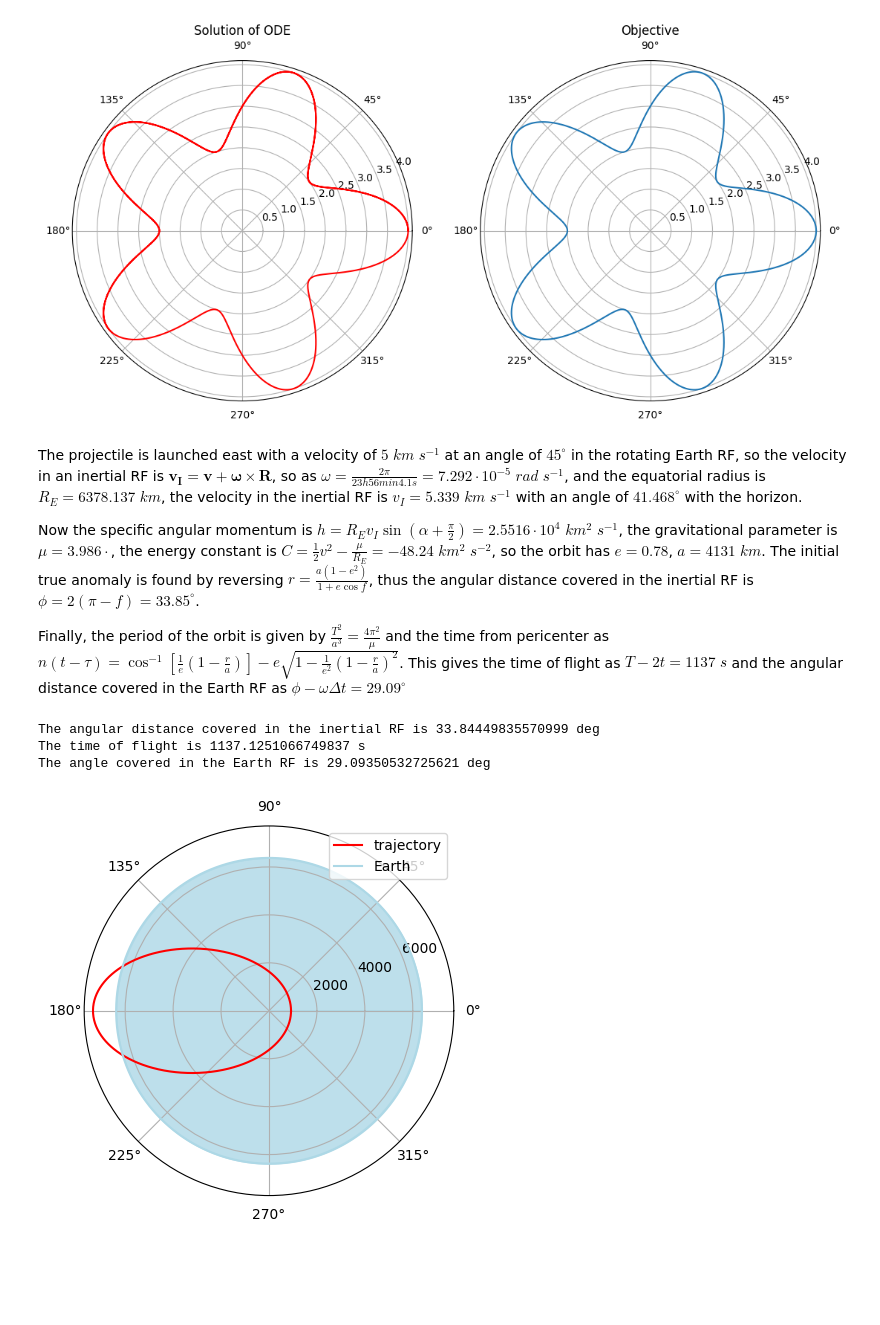
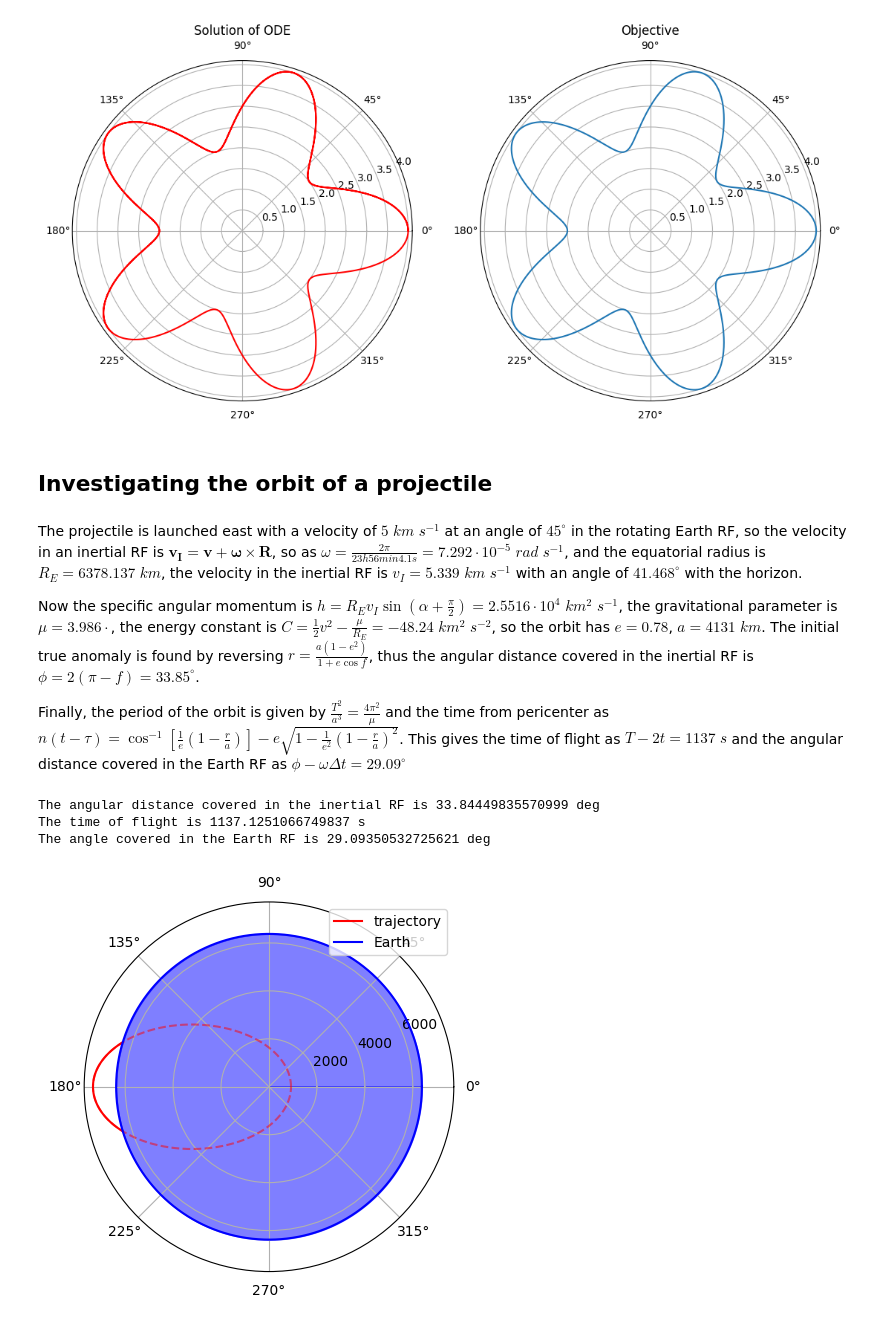
Before and after one commit to Giacomo-Menegatti/Celestial-Mechanics, a Jupyter notebook: Homework3/Homework3.ipynb, the cells around one changed output. Drawn from its saved outputs; the diff is of its cells as text; code cells hidden in the pictures; blank space fills up the shorter version.

```diff
--- a/Homework3/Homework3.ipynb
+++ b/Homework3/Homework3.ipynb
@@ -48,8 +51,10 @@ AX[1].plot(theta, R+a*np.cos(k*theta))
 plt.show()
 # %% [output]
 [figure]
+# %% [markdown]
+## Investigating the orbit of a projectile
 # %% [markdown]
-The projectile is launched east with a velocity of $5$ $km$ $s^{-1}$ at an angle of $45^\circ$ in the rotating Earth RF, so the velocity in an inertial RF is $\bm{v_I}= \bm{v} + \bm{\omega}\times \bm{R}$, so as $\omega=\frac{2\pi}{23 h 56 min 4.1s}= 7.292 \cdot 10^{-5}$ $rad$ $s^{-1}$, and the equatorial radius is $R_E=6378.137$ $km$, the velocity in the inertial RF is $v_I=5.339$ $km$ $s^{-1}$ with an angle of $41.468^\circ$ with the horizon.
+The projectile is launched east with a velocity of $5$ $km$ $s^{-1}$ at an angle of $45^\circ$ in the rotating Earth RF, so the velocity in an inertial RF is $\mathbf{v_I}= \mathbf{v} + \mathbf{\omega}\times \mathbf{R}$, so as $\omega=\frac{2\pi}{23 h 56 min 4.1s}= 7.292 \cdot 10^{-5}$ $rad$ $s^{-1}$, and the equatorial radius is $R_E=6378.137$ $km$, the velocity in the inertial RF is $v_I=5.339$ $km$ $s^{-1}$ with an angle of $41.468^\circ$ with the horizon.
 
 Now the specific angular momentum is $h=R_Ev_I\sin(\alpha+\frac{\pi}{2})=2.5516\cdot10^4$ $km^2$ $s^{-1}$, the gravitational parameter is $\mu= 3.986\cdot$, the energy constant is $C=\frac{1}{2}v^2-\frac{\mu}{R_E}=-48.24$ $km^2$ $s^{-2}$, so the orbit has $e=0.78$, $a=4131$ $km$. The initial true anomaly is found by reversing $r=\frac{a(1-e^2)}{1+e\cos f}$, thus the angular distance covered in the inertial RF is $\phi=2(\pi-f)=33.85^\circ$.
 
@@ -86,14 +91,15 @@ The angle covered in the Earth RF is 29.09350532725621 deg
 # %%
 theta = np.linspace(0, 2*np.pi, 1000)
 
 r =lambda theta: a*(1-e**2)/(1+e*np.cos(theta))
 
 ax = plt.subplot(projection='polar')
-ax.plot(theta, r(theta), color='r', label='trajectory')
-ax.plot(theta, R*np.ones(shape=1000), color='lightblue', label='Earth')
-ax.fill_between(theta, R, 0, color='lightblue', alpha=0.8)
+ax.plot(theta[r(theta)>R], r(theta)[r(theta)>R], color='r', label='trajectory')
+ax.plot(theta, r(theta), color='r', linestyle='dashed', alpha=0.5)
+ax.plot(theta, R*np.ones(shape=1000), color='blue', label='Earth')
+ax.fill_between(theta, R, 0, color='blue', alpha=0.5)
 ax.set_yticks(np.arange(2000,8000, 2000))
 plt.legend(loc='best')
 plt.show()
 # %% [output]
-[figure, old version]
+[figure, new version]
```
Also changed, not shown: parts of 2 cells of this notebook, 1 other file.
